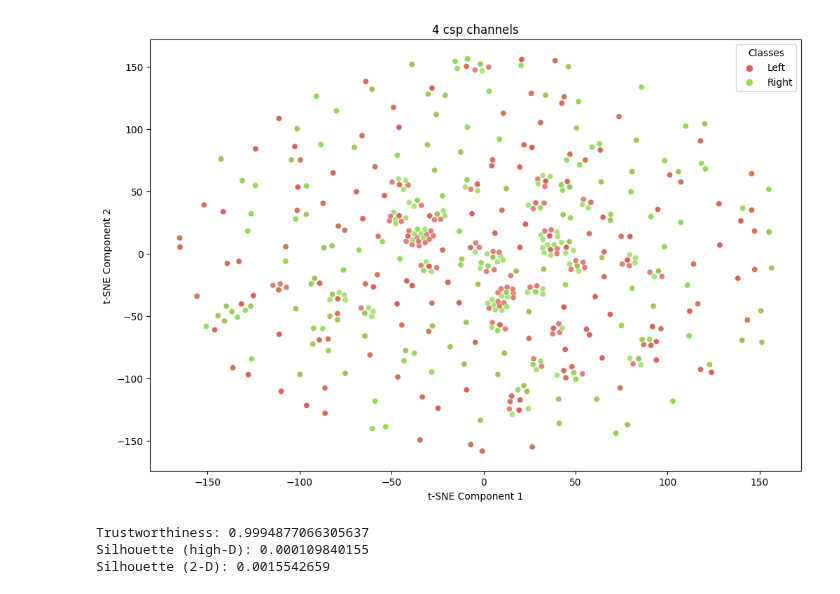
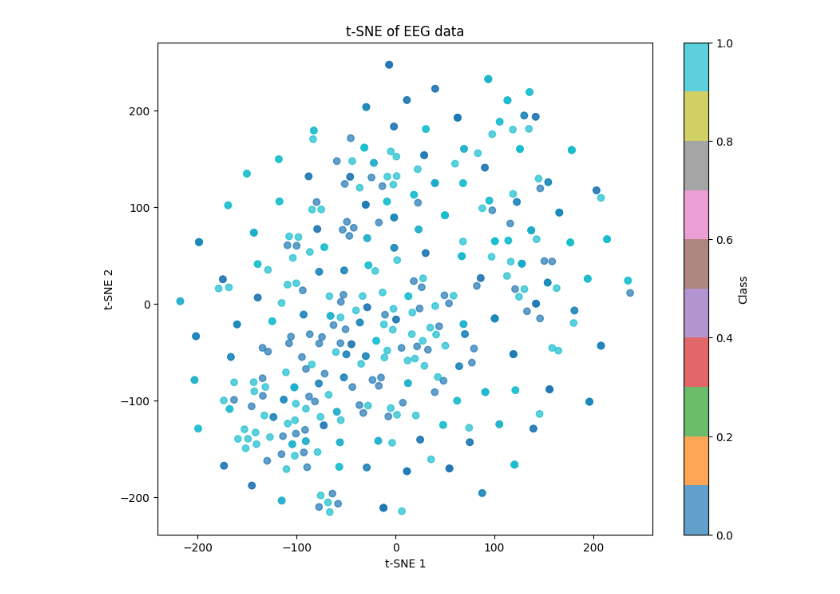
Before and after one commit to RobEn-AAST/aic-eeg-classification, a Jupyter notebook: mi_data_analysis.ipynb, the cells around one changed output. Cells and saved outputs as stored; diff of their text form; code cells hidden in the pictures.

```diff
--- a/mi_data_analysis.ipynb
+++ b/mi_data_analysis.ipynb
@@ -41,13 +39,17 @@ def set_random_seeds(seed=42):
 
 set_random_seeds(42)
 # %%
+eeg_channels = ["C3", "CZ", "C4"]
+
 dataset_train = EEGDataset(
     data_path=data_path,
     task="MI",
     split="train",
     tmin=0.5,  # skip first 0.5 s (125 samples)
+    data_fraction=0.2,
     win_len=int(4.5 * 250),  # 4.5 s window → 1125 samples
     read_labels=True,
+    eeg_channels=eeg_channels,
 )
 
 dataset_val = EEGDataset(
@@ -141,56 +101,13 @@ Calculating F-scores for each channel...
 # %%
-# T-SNE to reveal how separatable the data is
-num_batches_for_tsne = 5
+X_flat = X.reshape(X.shape[0], -1)  # [B, n_electrodes * n_freqs * n_timesteps]
+tsne = TSNE(n_components=2, verbose=1, perplexity=30, learning_rate='auto', init='pca')
+tsne_results = tsne.fit_transform(X_flat.numpy())
 
-all_features = X_val_train[:5000].numpy()
-all_labels = y_val_train[:5000].numpy()
-
-n_samples = all_features.shape[0]
-flattened_features = all_features.reshape(n_samples, -1) # n_samples x n_channels * n_freq_bins
-
-print(f"Data prepared for t-SNE with shape: {flattened_features.shape}")
-
-tsne = TSNE(
-    n_components=2,      # We want a 2D plot
-    verbose=1,           # Print progress
-    perplexity=30,       # A good default value, relates to # of nearest neighbors
-    learning_rate='auto',
-    init='pca'
-)
-tsne_results = tsne.fit_transform(flattened_features)
-
-print("t-SNE completed.")
-
-df_tsne = pd.DataFrame(tsne_results, columns=['tsne-2d-one', 'tsne-2d-two'])
-df_tsne['label'] = [LABELS[l] for l in all_labels]
-
-plt.figure(figsize=(12, 8))
-sns.scatterplot(
-    x="tsne-2d-one", y="tsne-2d-two",
-    hue="label",
-    palette=sns.color_palette("hls", 4), # Use 4 distinct colors for the 4 classes
-    data=df_tsne,
-    legend="full",
-    alpha=0.8 # Set transparency of points
-)
-
-plt.title('4 csp channels')
-plt.xlabel('t-SNE Component 1')
-plt.ylabel('t-SNE Component 2')
-plt.legend(title='Classes')
+plt.figure(figsize=(10, 8))
+plt.scatter(tsne_results[:, 0], tsne_results[:, 1], c=y.numpy(), cmap='tab10', alpha=0.7)
+plt.title('t-SNE of EEG data')
+plt.xlabel('t-SNE 1')
+plt.ylabel('t-SNE 2')
+plt.colorbar(label='Class')
 plt.show()
-
-
-X_high = flattened_features            # n_samples × (n_channels*n_freq_bins)
-X_low  = tsne_results                  # n_samples × 2
-y      = all_labels
-
-# how well local structure is preserved
-print("Trustworthiness:", trustworthiness(X_high, X_low, n_neighbors=5))
-
-# cluster separability in the original space
-print("Silhouette (high-D):", silhouette_score(X_high, y))
-
-# cluster separability in the embedding
-print("Silhouette (2-D):", silhouette_score(X_low, y))
 # %% [output]
@@ -208,5 +121,2 @@ t-SNE completed.
-[figure, old version]
+[figure, new version]
-Trustworthiness: 0.9994877066305637
-Silhouette (high-D): 0.000109840155
-Silhouette (2-D): 0.0015542659
 # %%
```
Also changed, not shown: parts of 6 cells of this notebook, 12 other files.
